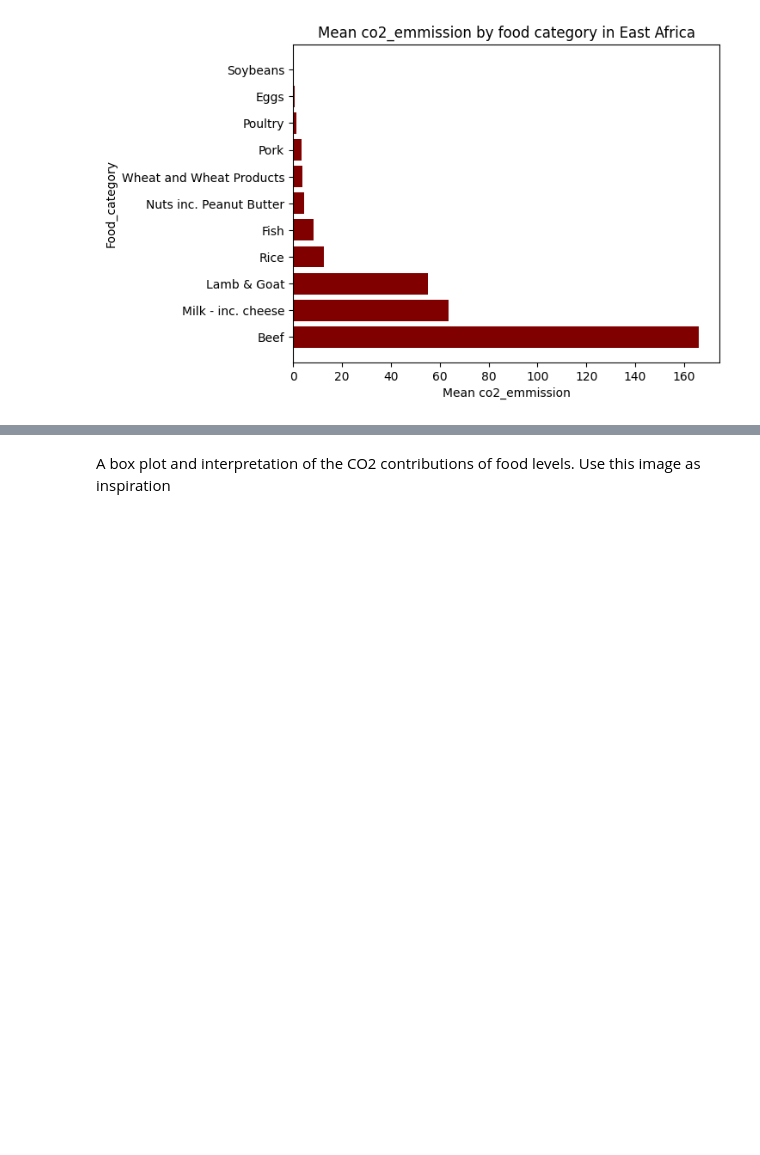
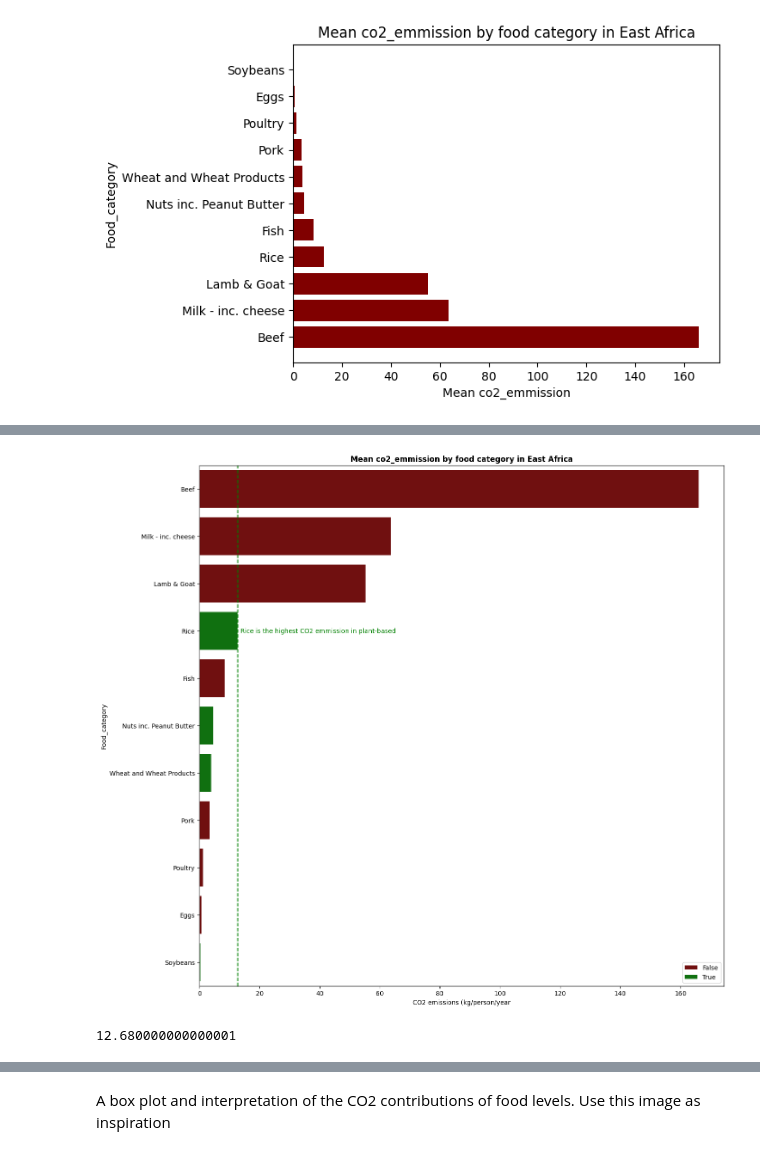
Before and after one commit to Mercymerine/Pandas-Analysis, a Jupyter notebook: food_carbon_footprint.ipynb, the cells around one changed output, grey strips where cells are left out. Drawn from its saved outputs; the diff is of its cells as text; code cells hidden in the pictures; blank space fills up the shorter version.

```diff
--- a/food_carbon_footprint.ipynb
+++ b/food_carbon_footprint.ipynb
@@ -236,0 +237,18 @@ plt.show()
+# %%
+plt.figure(figsize = (15, 15))
+rice_co2_emmission = sorted_food_country_df[sorted_food_country_df['food_category']=='Rice']['co2_emmission'].values[0]
+sns.barplot(x='co2_emmission', y='food_category', hue='is_plant_based', data = sorted_food_country_df, palette={True: 'green', False:'maroon'})
+plt.axvline(x=rice_co2_emmission, color='green', linestyle='--')
+plt.text(rice_co2_emmission + 1, sorted_food_country_df['food_category'].tolist().index('Rice'), 'Rice is the highest CO2 emmission in plant-based', color='green', va='center')
+plt.legend()
+plt.xlabel('CO2 emissions (kg/person/year')
+plt.ylabel('Food_category')
+plt.title('Mean co2_emmission by food category in East Africa', fontweight='bold')
+plt.show()
+# %% [output]
+[figure, added]
+# %%
+foodsss = sorted_food_country_df[sorted_food_country_df['food_category']=='Rice']['co2_emmission'].values[0]
+print(foodsss)
+# %% [output]
+12.680000000000001
```
Also changed, not shown: parts of 5 cells of this notebook.
